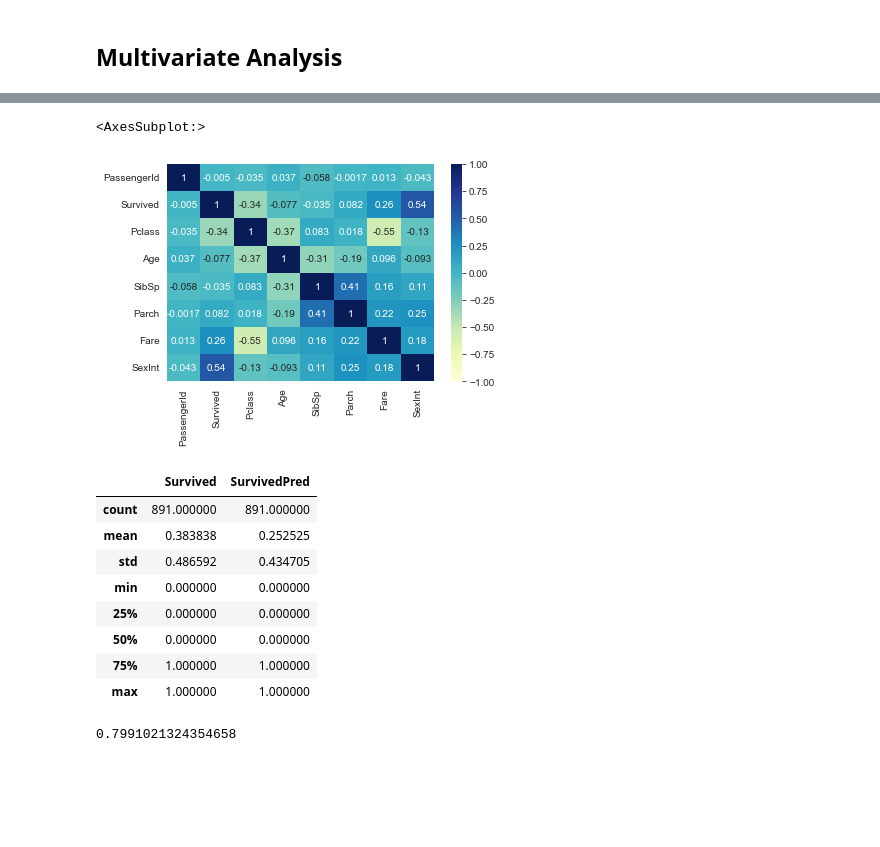
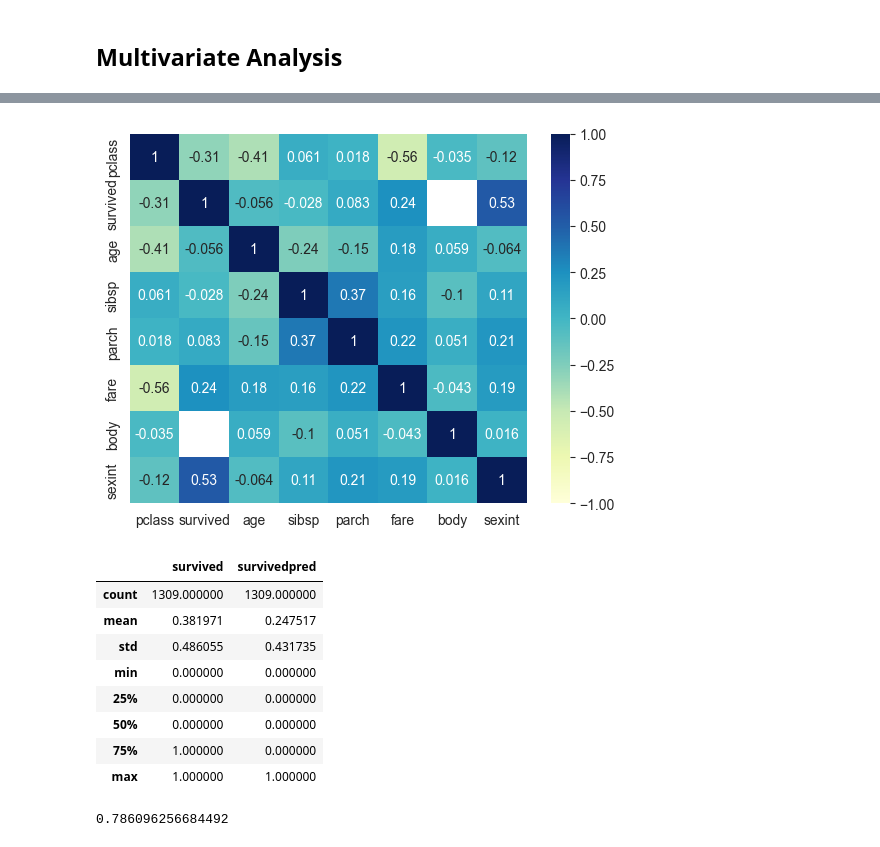
Before and after one commit to JoseRZapataMeli/titanic-kedro, a Jupyter notebook: notebooks/02-EDA-jrz-2022_08_19.ipynb, the cells around one changed output, grey strips where cells are left out. Drawn from its saved outputs; the diff is of its cells as text; code cells hidden in the pictures; blank space fills up the shorter version.

Commit message:
Eda train (#2)
* Chage datasets: create and save Train and Test dataset

* new eda from new dataset split

```diff
--- a/notebooks/02-EDA-jrz-2022_08_19.ipynb
+++ b/notebooks/02-EDA-jrz-2022_08_19.ipynb
@@ -82,3 +48,7 @@ data.sample(5)
 Load data after splitting into train and test sets.
 # %% [markdown]
 At first sight the Cabin variable could be drop cause the high number of nulls, and also the Fare variable should hold the information related to the cabin (The higher the price the better the cabin). The age has to be analyzed and check if it could be imputed. For Embarked also we have to make an analysis but in a first try those null rows could be dropped.
+# %%
+catalog.list()
+train = catalog.load('titanic')
+train.info()
@@ -232,27 +222,29 @@ train[['Sex','Pclass','Survived']].groupby(['Sex','Pclass']).mean()
+# %%
+train = train.dropna(subset='sex')
+train['sexint'] = train['sex'].map( {'female': 1, 'male': 0} ).astype(int)
 # %%
-train['SexInt'] = train['Sex'].map( {'female': 1, 'male': 0} ).astype(int)
+train['sexint'] = train['sex'].map( {'female': 1, 'male': 0} ).astype(int)
 sns.heatmap(train.corr(), annot = True, fmt='.2g',cmap= 'YlGnBu', vmin=-1, vmax=1)
 # %% [output]
-<AxesSubplot:>
-[figure, old version]
+[figure, new version]
 # %%
-train['SurvivedPred'] = 0
-train.loc[(train['Sex']=='female') & (train['Pclass']<3), 'SurvivedPred'] = 1
-train.loc[(train['Age']<=5), 'SurvivedPred'] = 1
-train.loc[(train['Age']>=10) & (train['Age']<=15), 'SurvivedPred'] = 1
-train[['Survived','SurvivedPred']].describe()
+train['survivedpred'] = 0
+train.loc[(train['sex']=='female') & (train['pclass']<3), 'survivedpred'] = 1
+train.loc[(train['age']<=5), 'survivedpred'] = 1
+train.loc[(train['age']>=10) & (train['age']<=15), 'survivedpred'] = 1
+train[['survived','survivedpred']].describe()
 # %% [output]
-|  | Survived | SurvivedPred |
-| count | 891.000000 | 891.000000 |
-| mean | 0.383838 | 0.252525 |
-| std | 0.486592 | 0.434705 |
+|  | survived | survivedpred |
+| count | 1309.000000 | 1309.000000 |
+| mean | 0.381971 | 0.247517 |
+| std | 0.486055 | 0.431735 |
 | min | 0.000000 | 0.000000 |
 | 25% | 0.000000 | 0.000000 |
 | 50% | 0.000000 | 0.000000 |
-| 75% | 1.000000 | 1.000000 |
+| 75% | 1.000000 | 0.000000 |
 | max | 1.000000 | 1.000000 |
 # %%
 from sklearn.metrics import accuracy_score
-accuracy_score(train['Survived'],train['SurvivedPred'])
+accuracy_score(train['survived'],train['survivedpred'])
 # %% [output]
-0.7991021324354658
+0.786096256684492
```
Also changed, not shown: parts of 19 cells of this notebook, 3 other files.
